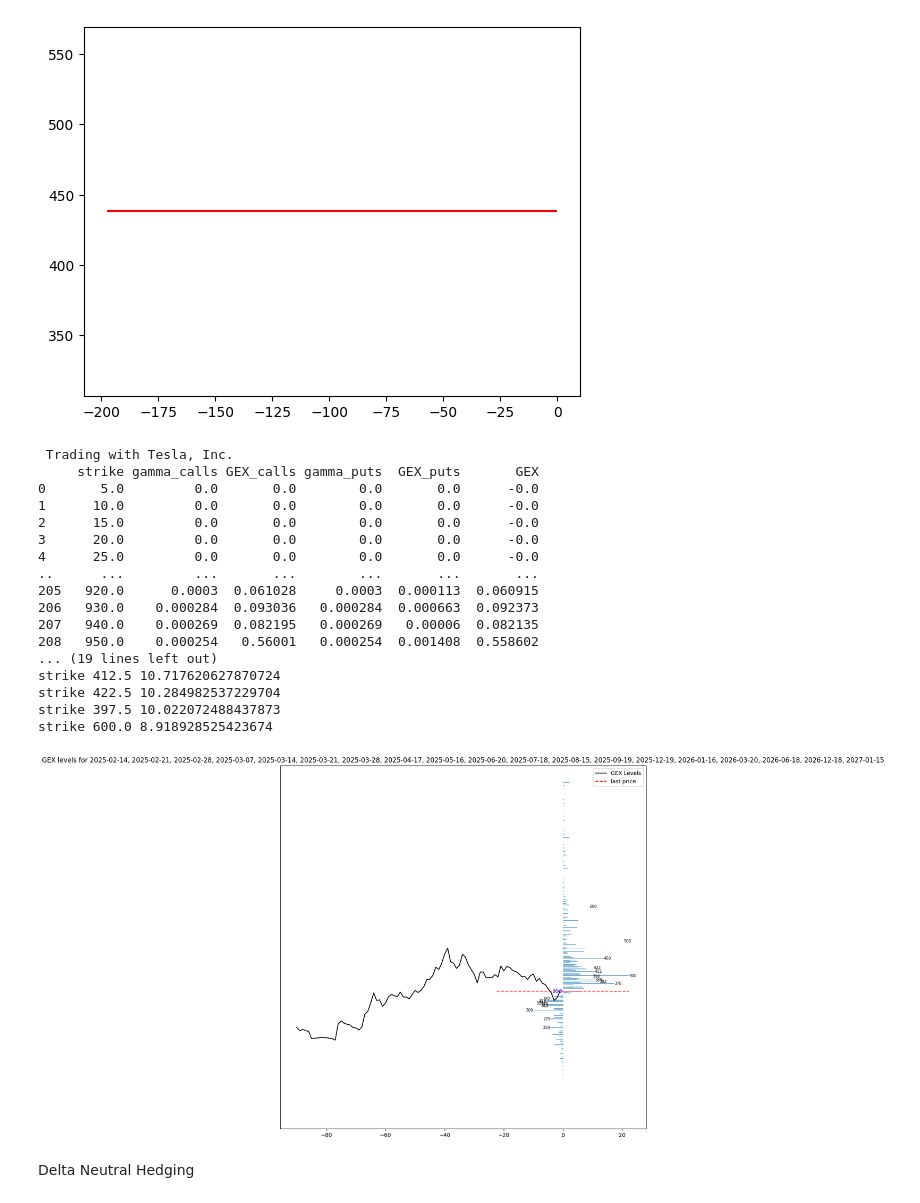
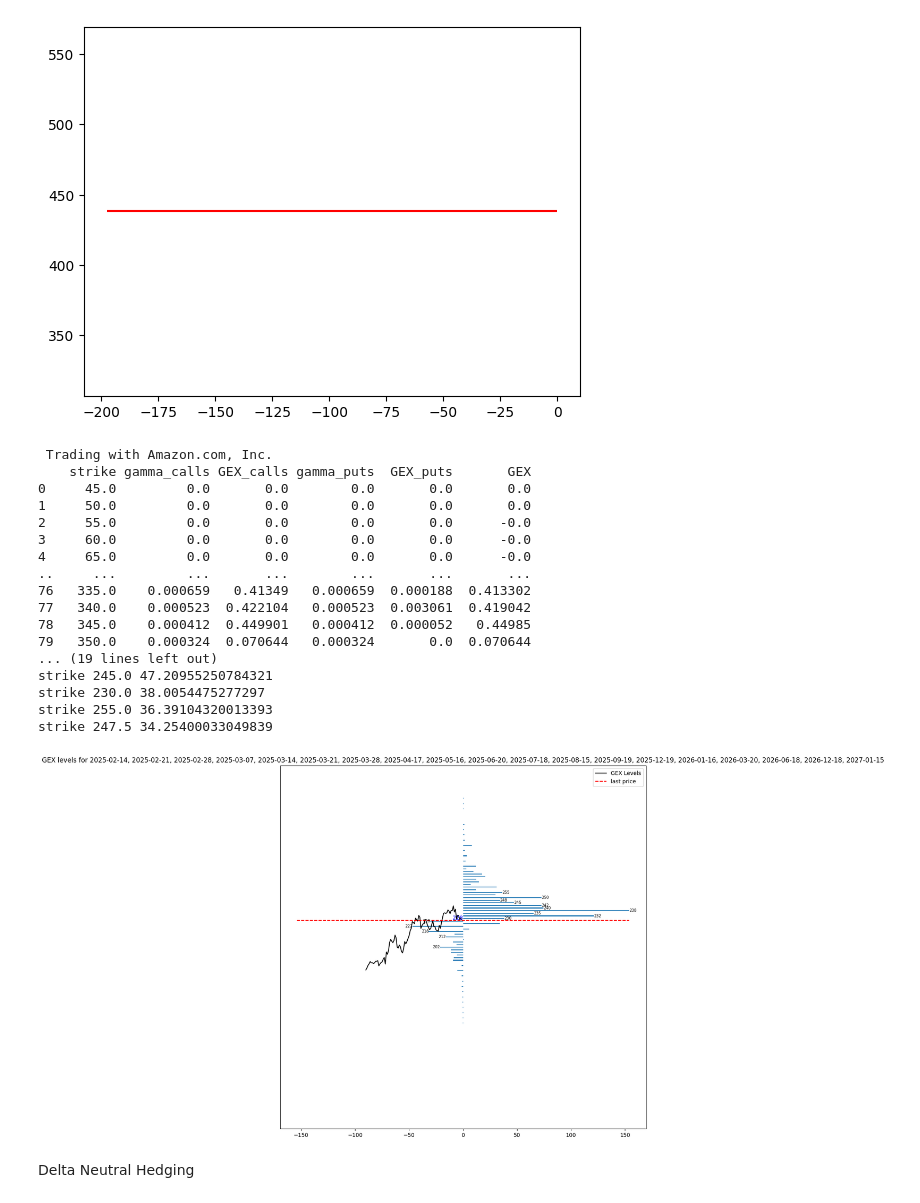
Before and after one commit to JonathanMasih/GEXLevel, a Jupyter notebook: gexxer_reveal_gex_levels.ipynb, the cells around one changed output. Saved outputs shown, nothing was run; the diff lists cells and outputs as text; code cells hidden in the pictures.

```diff
--- a/gexxer_reveal_gex_levels.ipynb
+++ b/gexxer_reveal_gex_levels.ipynb
@@ -496,7 +496,7 @@ tickers_ninjatrader = ['SPY']
 
 
 # ONLY FUTURES & OPTIONS compatible with yahoo finance
-TICKER = "TSLA"
+TICKER = "AMZN"
 
 period_asset_price="max"
 period_asset_price="90d"
@@ -508,50 +508,50 @@ period_asset_price="90d"
 #expiration_date = "2025-02-14"
 
 
 
 
 #asset_data , merged_df = get_gex_dataframe( ticker = TICKER, expiration_date = expiration_date , period=period_asset_price )
 
 #print(merged_df.columns)
 
 #final_plot(asset_data, merged_df,
 #          show_strike=True,
 #          set_boundries=False,
 #          title=f"GEX levels \n {TICKER} expiration date {expiration_date} ")
 
 # Example usage with 4 dates
 #expiration_dates = ["2025-02-14", "2025-02-21", "2025-02-28", "2025-03-07"]
 #["2025-02-14", "2025-02-21", "2025-02-28", "2025-03-07", "2025-03-14", "2025-03-21", "2025-03-28"]
 expiration_dates = ["2025-02-14", "2025-02-21", "2025-02-28", "2025-03-07", "2025-03-14", "2025-03-21", "2025-03-28", "2025-04-17", "2025-05-16", "2025-06-20", "2025-07-18", "2025-08-15", "2025-09-19", "2025-12-19", "2026-01-16", "2026-03-20", "2026-06-18", "2026-12-18", "2027-01-15"]
 
 #expiration_dates = ["2025-02-21"]
 asset_data, merged_df = get_gex_dataframe(ticker=TICKER, expiration_dates=expiration_dates, period="90d")
 print(merged_df)
 
 # Plotting the result
 final_plot(asset_data, merged_df,
           show_strike=True,
           set_boundries=False,
           title=f"GEX levels for {', '.join(expiration_dates)}")
 # %% [output]
- Trading with Tesla, Inc.
-     strike gamma_calls GEX_calls gamma_puts  GEX_puts       GEX
-0       5.0         0.0       0.0        0.0       0.0      -0.0
-1      10.0         0.0       0.0        0.0       0.0      -0.0
-2      15.0         0.0       0.0        0.0       0.0      -0.0
-3      20.0         0.0       0.0        0.0       0.0      -0.0
-4      25.0         0.0       0.0        0.0       0.0      -0.0
-..      ...         ...       ...        ...       ...       ...
-205   920.0      0.0003  0.061028     0.0003  0.000113  0.060915
-206   930.0    0.000284  0.093036   0.000284  0.000663  0.092373
-207   940.0    0.000269  0.082195   0.000269   0.00006  0.082135
-208   950.0    0.000254   0.56001   0.000254  0.001408  0.558602
+ Trading with Amazon.com, Inc.
+    strike gamma_calls GEX_calls gamma_puts  GEX_puts       GEX
+0     45.0         0.0       0.0        0.0       0.0       0.0
+1     50.0         0.0       0.0        0.0       0.0       0.0
+2     55.0         0.0       0.0        0.0       0.0      -0.0
+3     60.0         0.0       0.0        0.0       0.0      -0.0
+4     65.0         0.0       0.0        0.0       0.0      -0.0
+..     ...         ...       ...        ...       ...       ...
+76   335.0    0.000659   0.41349   0.000659  0.000188  0.413302
+77   340.0    0.000523  0.422104   0.000523  0.003061  0.419042
+78   345.0    0.000412  0.449901   0.000412  0.000052   0.44985
+79   350.0    0.000324  0.070644   0.000324       0.0  0.070644
 ... (19 lines left out)
-strike 412.5 10.717620627870724
-strike 422.5 10.284982537229704
-strike 397.5 10.022072488437873
-strike 600.0 8.918928525423674
+strike 245.0 47.20955250784321
+strike 230.0 38.0054475277297
+strike 255.0 36.39104320013393
+strike 247.5 34.25400033049839
-[figure, old version]
+[figure, new version]
 # %% [markdown]
 Delta Neutral Hedging
 # %%
```
